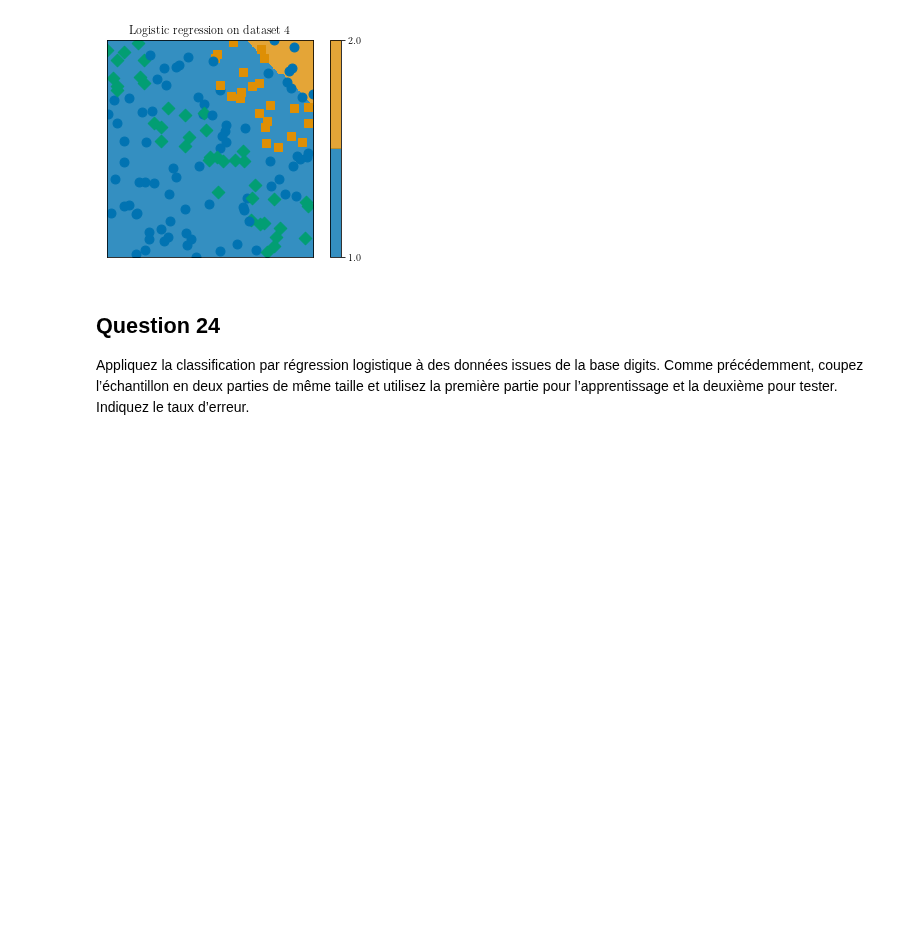
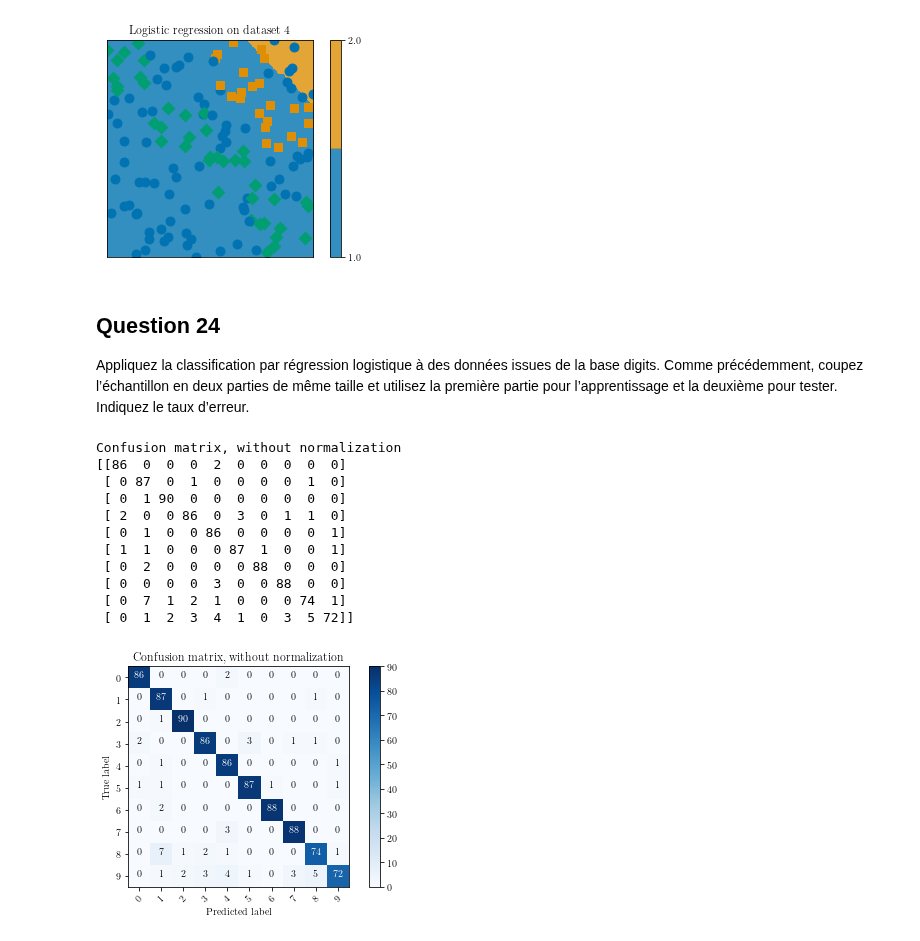
Before and after one commit to tbinetruy/Telecom-MDI-343, a Jupyter notebook: TP2/TP2.ipynb, the cells around one changed output. Saved outputs shown, nothing was run; the diff lists cells and outputs as text; code cells hidden in the pictures; blank space fills up the shorter version.

```diff
--- a/TP2/TP2.ipynb
+++ b/TP2/TP2.ipynb
@@ -886,3 +891,30 @@ q23_plot(X4, y4, title + "4")
 ## Question 24
 
 Appliquez la classification par régression logistique à des données issues de la base digits. Comme précédemment, coupez l’échantillon en deux parties de même taille et utilisez la première partie pour l’apprentissage et la deuxième pour tester. Indiquez le taux d’erreur.
+# %%
+def q24():
+    X_train, y_train, X_test, y_test = split_data(digits.data, digits.target)
+    lr = linear_model.LogisticRegression().fit(X_train, y_train)
+    y_pred = lr.predict(X_test)
+    # Compute confusion matrix
+    cnf_matrix = confusion_matrix(y_test, y_pred)
+
+    # Plot non-normalized confusion matrix
+    plt.figure()
+    plot_confusion_matrix(cnf_matrix, classes=digits.target_names,
+                          title='Confusion matrix, without normalization')
+
+q24()
+# %% [output]
+Confusion matrix, without normalization
+[[86  0  0  0  2  0  0  0  0  0]
+ [ 0 87  0  1  0  0  0  0  1  0]
+ [ 0  1 90  0  0  0  0  0  0  0]
+ [ 2  0  0 86  0  3  0  1  1  0]
+ [ 0  1  0  0 86  0  0  0  0  1]
+ [ 1  1  0  0  0 87  1  0  0  1]
+ [ 0  2  0  0  0  0 88  0  0  0]
+ [ 0  0  0  0  3  0  0 88  0  0]
+ [ 0  7  1  2  1  0  0  0 74  1]
+ [ 0  1  2  3  4  1  0  3  5 72]]
+[figure, added]
```
Also changed, not shown: parts of 2 cells of this notebook.
